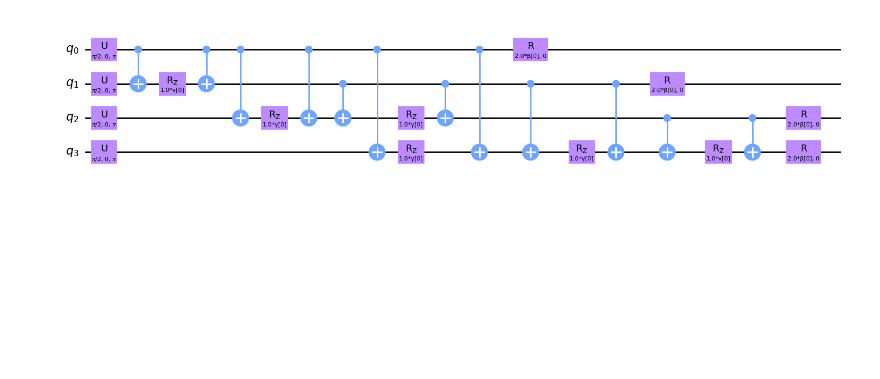
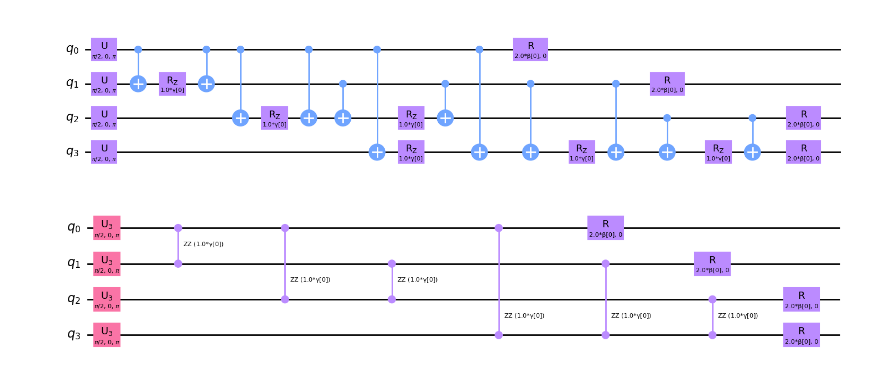
Before and after one commit to filipmazurek/circuit-knitting-toolbox-modified, a Jupyter notebook: docs/circuit_cutting/gate_and_wire_cuts/algorithm_examples/QAOA Example.ipynb, the cells around one changed output. Drawn from its saved outputs; the diff is of its cells as text; code cells hidden in the pictures; blank space fills up the shorter version.

```diff
--- a/docs/circuit_cutting/gate_and_wire_cuts/algorithm_examples/QAOA Example.ipynb
+++ b/docs/circuit_cutting/gate_and_wire_cuts/algorithm_examples/QAOA Example.ipynb
@@ -114,3 +116,7 @@ qc &= ansatz.decompose(reps=4)
 qc.draw('mpl')
 # %% [output]
 [figure]
+# %%
+ansatz.decompose(reps=2).draw('mpl')
+# %% [output]
+[figure, added]
```
Also changed, not shown: parts of 6 cells of this notebook, 4 other files.
